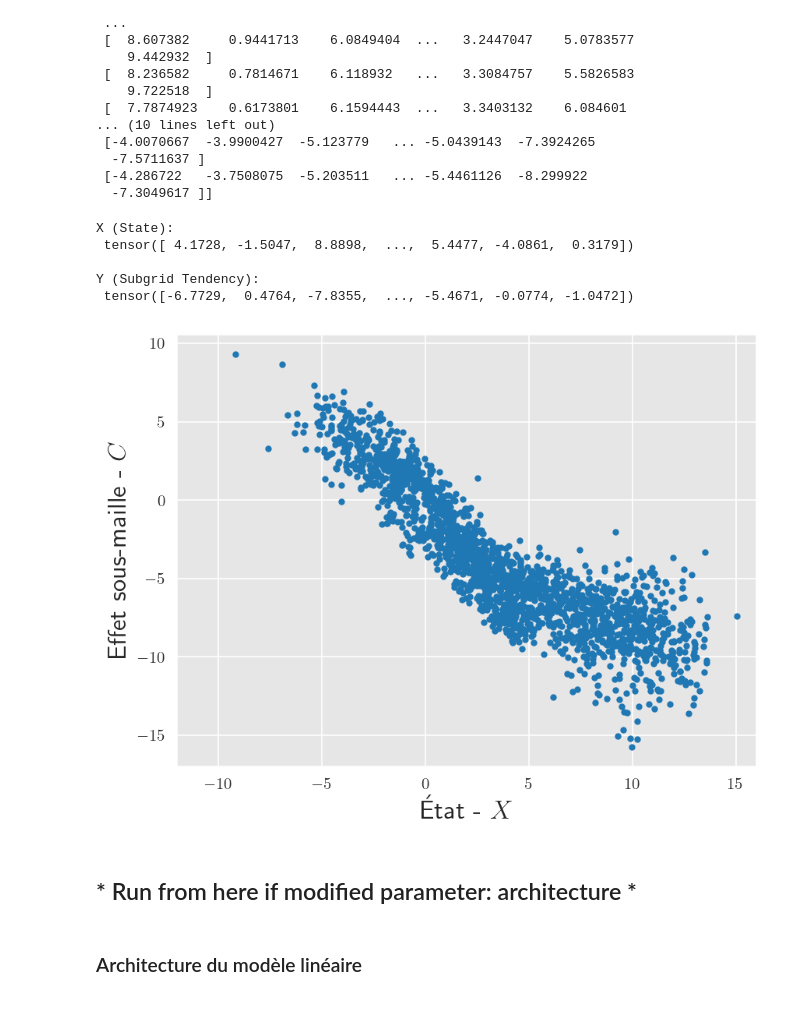
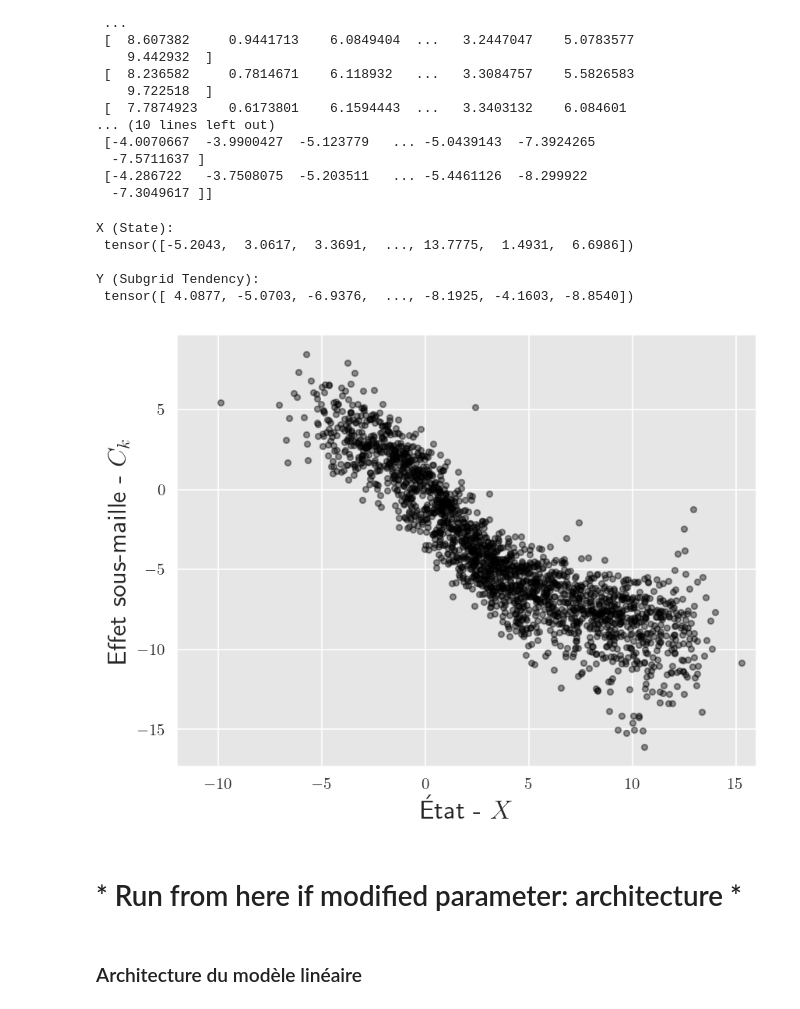
Before and after one commit to evecastonguay/laboratoire3, a Jupyter notebook: L96_Exp4_Training.ipynb, the cells around one changed output. Cells and saved outputs as stored; diff of their text form; code cells hidden in the pictures.

```diff
--- a/L96_Exp4_Training.ipynb
+++ b/L96_Exp4_Training.ipynb
@@ -96,29 +96,29 @@ local_loader_test = Data.DataLoader(
 # %%
 # Data visualization example (vizualization of the truth dataset)
 # Iterating over the data to get one batch
 data_iterator = iter(local_loader)
 X_iter, subgrid_tend_iter = next(data_iterator) # Rappel: subgrid_tend_iter is xy_true is C_k term
 
 print("X (State):\n", X_iter)
 print("\nY (Subgrid Tendency):\n", subgrid_tend_iter)
 
 sns.set_style("darkgrid", {"axes.facecolor": "0.9"})
 plt.figure(dpi=150)
-plt.plot(X_iter, subgrid_tend_iter, ".")
+plt.plot(X_iter, subgrid_tend_iter, ".", alpha=0.4, color='k',markersize=7)
 plt.xlabel(r"État - $X$", fontsize=16)
-plt.ylabel(r"Effet sous-maille - $C$", fontsize=16)
+plt.ylabel(r"Effet sous-maille - $C_k$", fontsize=16)
 plt.xlim([-12, 16])
 
-plt.savefig('/Users/evecastonguay/Desktop/Labo/E_04/Figures/viz_0.png',dpi=500)
+plt.savefig('/Users/evecastonguay/Desktop/Labo/E_04/Figures/viz_20.png',dpi=500)
 # %% [output]
 X (State):
- tensor([ 4.1728, -1.5047,  8.8898,  ...,  5.4477, -4.0861,  0.3179])
+ tensor([-5.2043,  3.0617,  3.3691,  ..., 13.7775,  1.4931,  6.6986])
 
 Y (Subgrid Tendency):
- tensor([-6.7729,  0.4764, -7.8355,  ..., -5.4671, -0.0774, -1.0472])
+ tensor([ 4.0877, -5.0703, -6.9376,  ..., -8.1925, -4.1603, -8.8540])
-[figure, old version]
+[figure, new version]
 # %% [markdown]
-## * Run from here if modified parameter: architecture *
+# * Run from here if modified parameter: architecture *
 # %% [markdown]
 ### Architecture du modèle linéaire
 # %%
```
Also changed, not shown: parts of 20 cells of this notebook.
